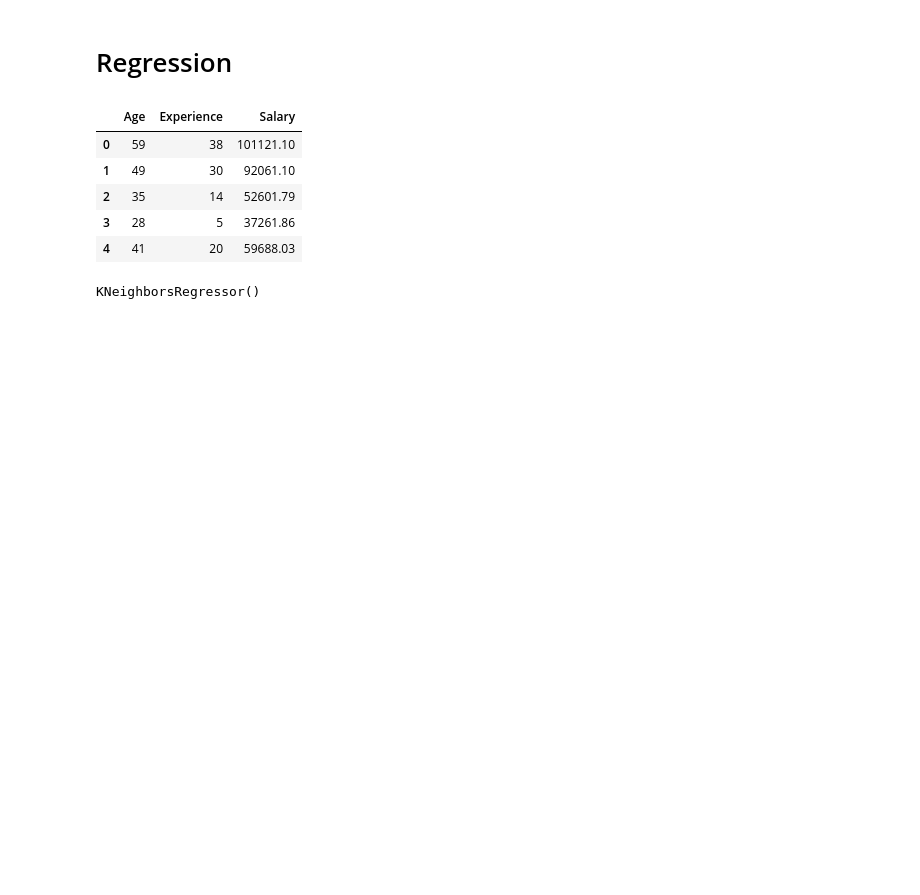
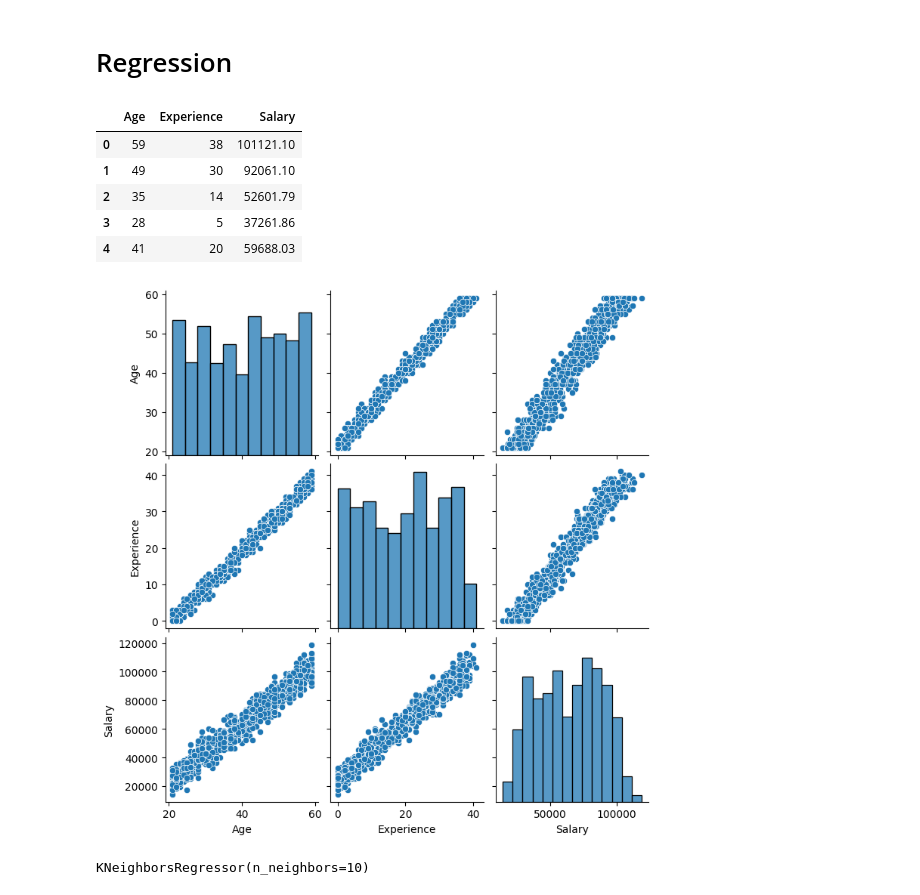
Before and after one commit to Its-Vikas-xd/Machine-Learning, a Jupyter notebook: Non-Linear Supervised Algorithm/K-Nearest Neighbor/k-Nearest_Neighbor_Classification and Regression.ipynb, the cells around one changed output. Saved outputs shown, nothing was run; the diff lists cells and outputs as text; code cells hidden in the pictures; blank space fills up the shorter version.

Commit message:
Complate k Nearest Neighbor

```diff
--- a/Non-Linear Supervised Algorithm/K-Nearest Neighbor/k-Nearest_Neighbor_Classification and Regression.ipynb
+++ b/Non-Linear Supervised Algorithm/K-Nearest Neighbor/k-Nearest_Neighbor_Classification and Regression.ipynb
@@ -112,6 +112,11 @@ dataset.head()
 | 2 | 35 | 14 | 52601.79 |
 | 3 | 28 | 5 | 37261.86 |
 | 4 | 41 | 20 | 59688.03 |
+# %%
+sns.pairplot(data=dataset)
+plt.show()
+# %% [output]
+[figure, added]
 # %%
 x = dataset.drop(columns="Salary")
 y = dataset["Salary"]
@@ -119,10 +124,10 @@ y = dataset["Salary"]
 
 x_train,x_test,y_train,y_test = train_test_split(x,y,test_size=0.2,random_state=42)
 # %%
-knr = KNeighborsRegressor(n_neighbors=5)
+knr = KNeighborsRegressor(n_neighbors=10)
 knr.fit(x_train,y_train)
 # %% [output]
-KNeighborsRegressor()
+KNeighborsRegressor(n_neighbors=10)
 # %%
 knr.score(x_test,y_test)*100
 # %% [output]
```
Also changed, not shown: parts of 2 cells of this notebook.
